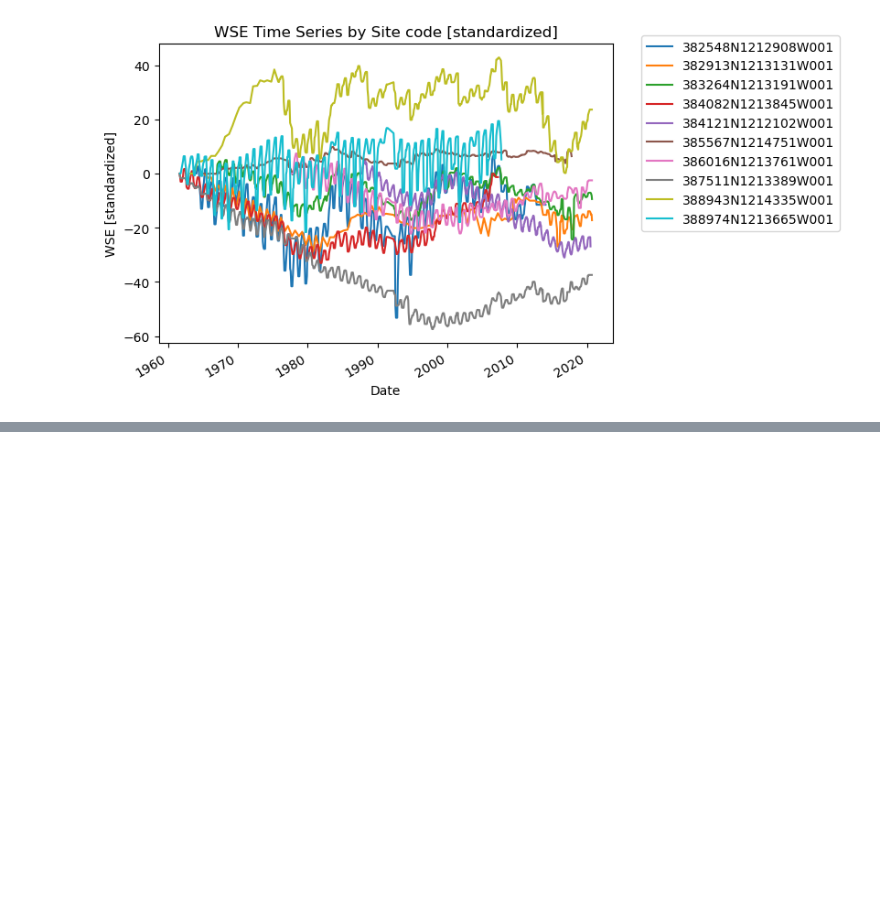
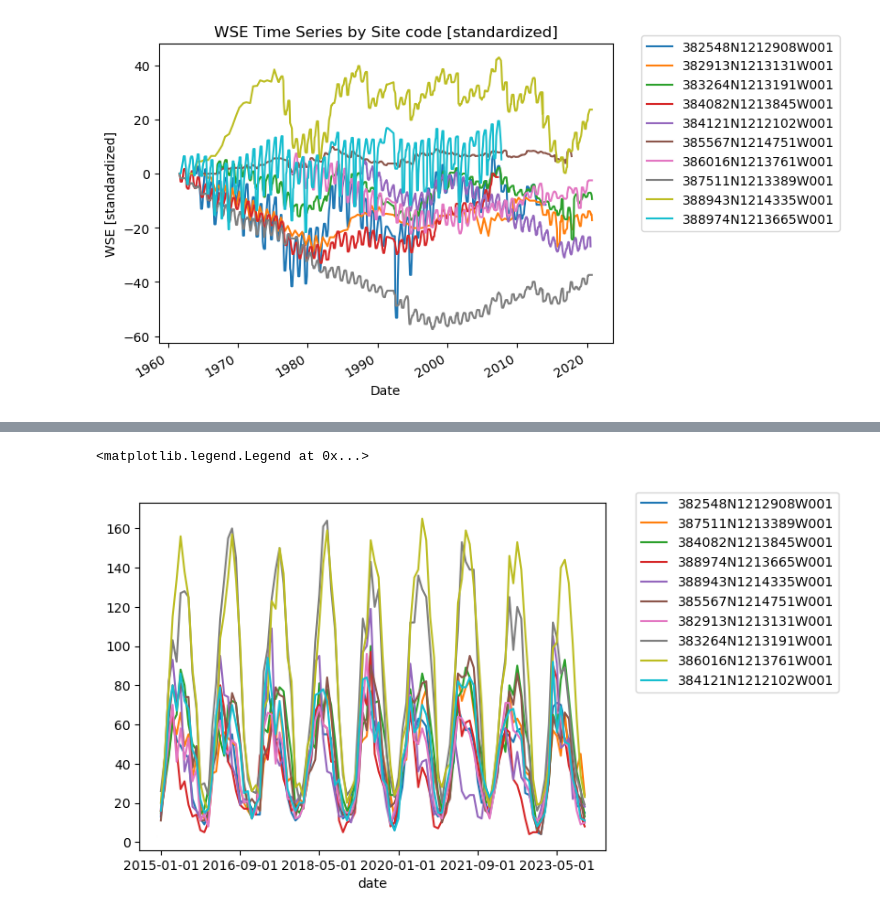
Before and after one commit to py4wrds/py4wrds, a Jupyter notebook: 6-water-resources-data-science.ipynb, the cells around one changed output, grey strips where cells are left out. Cells and saved outputs as stored; diff of their text form; code cells hidden in the pictures; blank space fills up the shorter version.

```diff
--- a/6-water-resources-data-science.ipynb
+++ b/6-water-resources-data-science.ipynb
@@ -419,0 +507,17 @@ def fetch_et_point(point):
+# %%
+# Let's make a dataframe out of the dictionary we made
+
+et_df_all = []
+
+for k,v, in results_dict.items():
+    vdf = v.copy()
+    vdf.columns = [k]
+    et_df_all.append(vdf)
+# %%
+# And as always, plot the results to sanity check:
+
+pd.concat(et_df_all, axis = 1).plot()
+plt.legend(bbox_to_anchor=(1.05,1.05)) # move the legend outside the plot
+# %% [output]
+<matplotlib.legend.Legend at 0x...>
+[figure, added]
```
Also changed, not shown: parts of 31 cells of this notebook.
